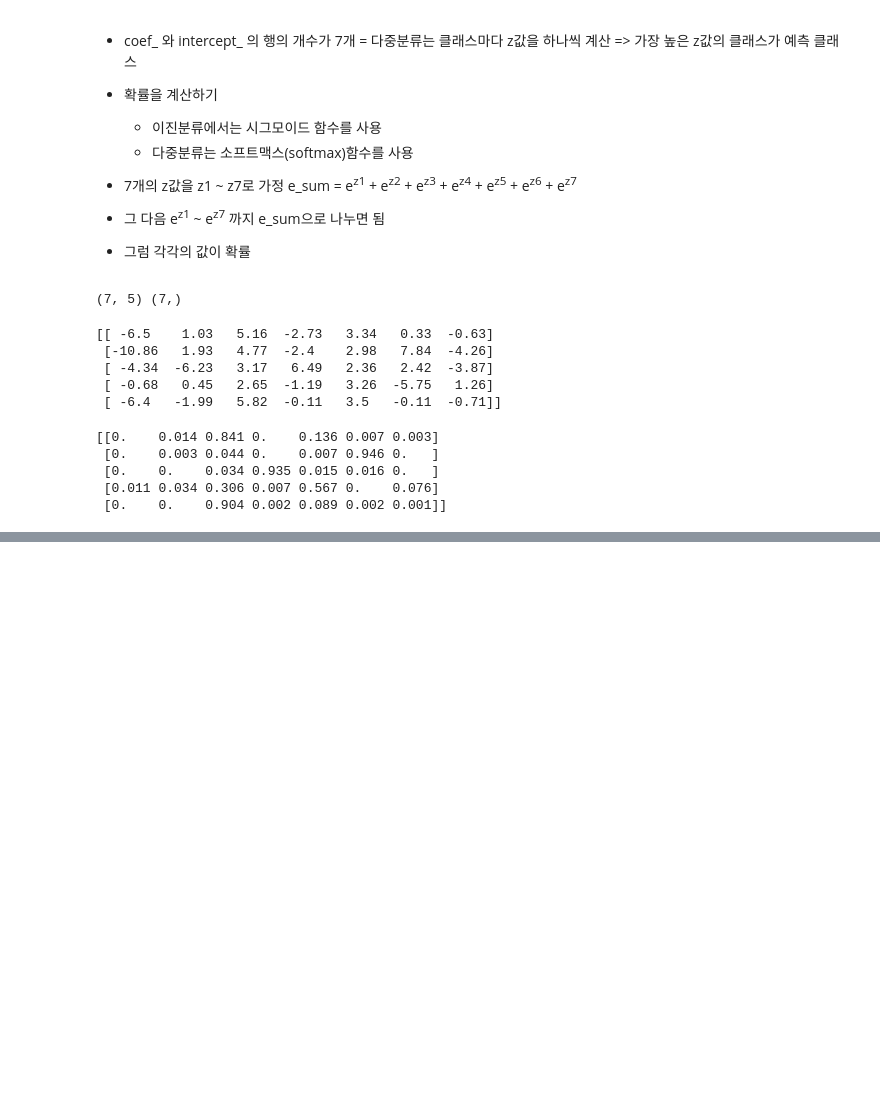
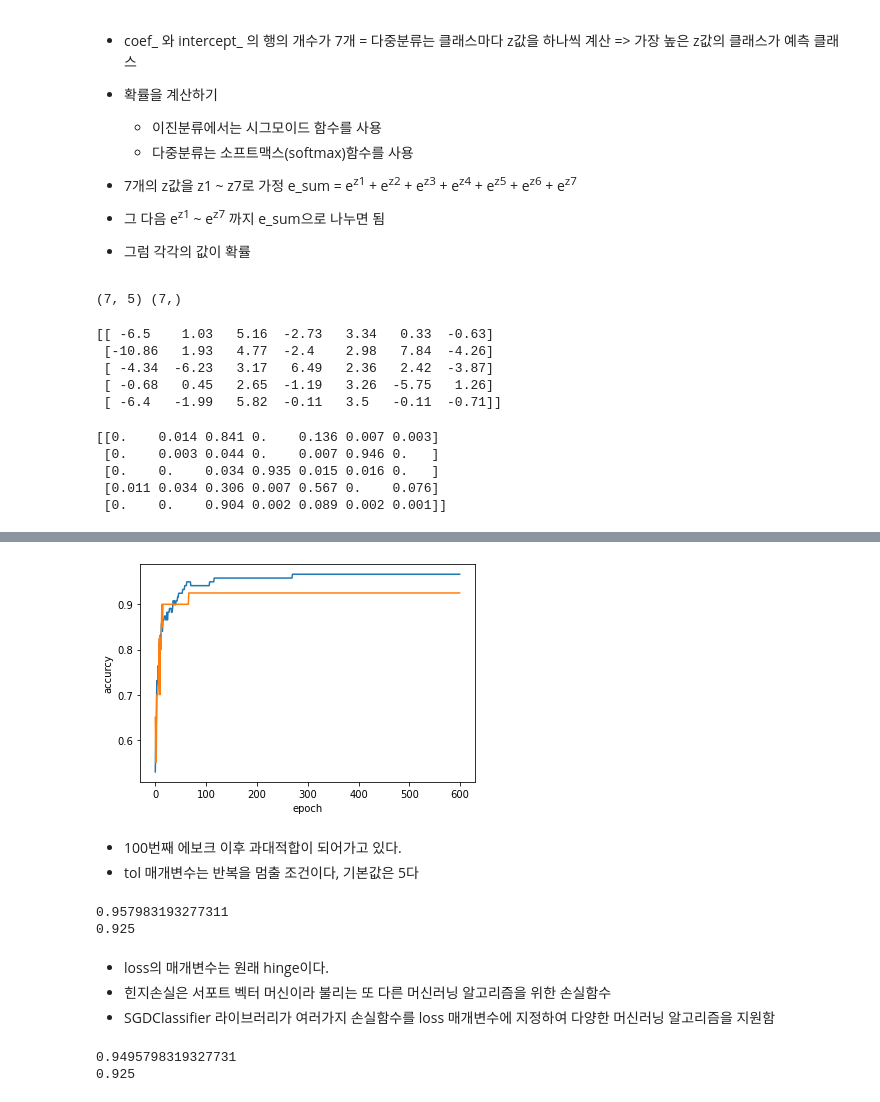
Before and after one commit to Yumpop/ML_hongong, a Jupyter notebook: 다양한_분류_알고리즘.ipynb, the cells around one changed output, grey strips where cells are left out. Drawn from its saved outputs; the diff is of its cells as text; code cells hidden in the pictures; blank space fills up the shorter version.

```diff
--- a/다양한_분류_알고리즘.ipynb
+++ b/다양한_분류_알고리즘.ipynb
@@ -236,0 +283,5 @@ print(np.round(proba, decimals = 3))
+# %%
+sc = SGDClassifier(loss = 'log', max_iter = 10, random_state = 42)
+sc.fit(train_scaled, train_target)
+print(sc.score(train_scaled, train_target))
+print(sc.score(test_scaled, test_target))
@@ -236,0 +294,4 @@ print(np.round(proba, decimals = 3))
+# %%
+sc.partial_fit(train_scaled, train_target)
+print(sc.score(train_scaled, train_target))
+print(sc.score(test_scaled, test_target))
@@ -236,0 +309,43 @@ print(np.round(proba, decimals = 3))
+# %%
+import numpy as np
+sc = SGDClassifier(loss='log', random_state = 42)
+train_score = []
+test_score = []
+classes = np.unique(train_target)
+# %%
+for _ in range(0,300):
+    sc.partial_fit(train_scaled, train_target, classes=classes)
+    train_score.append(sc.score(train_scaled, train_target))
+    test_score.append(sc.score(test_scaled, test_target))
+# %%
+import matplotlib.pyplot as plt
+plt.plot(train_score)
+plt.plot(test_score)
+plt.xlabel('epoch')
+plt.ylabel('accurcy')
+plt.show()
+# %% [output]
+[figure, added]
+# %% [markdown]
+- 100번째 에보크 이후 과대적합이 되어가고 있다.
+- tol 매개변수는 반복을 멈출 조건이다, 기본값은 5다
+# %%
+sc = SGDClassifier(loss = 'log', max_iter = 100, tol = None, random_state = 42)
+sc.fit(train_scaled, train_target)
+print(sc.score(train_scaled, train_target))
+print(sc.score(test_scaled, test_target))
+# %% [output]
+0.957983193277311
+0.925
+# %% [markdown]
+- loss의 매개변수는 원래 hinge이다.
+- 힌지손실은 서포트 벡터 머신이라 불리는 또 다른 머신러닝 알고리즘을 위한 손실함수
+- SGDClassifier 라이브러리가 여러가지 손실함수를 loss 매개변수에 지정하여 다양한 머신러닝 알고리즘을 지원함
+# %%
+sc = SGDClassifier(loss = 'hinge', max_iter = 100, tol = None, random_state = 42)
+sc.fit(train_scaled, train_target)
+print(sc.score(train_scaled, train_target))
+print(sc.score(test_scaled, test_target))
+# %% [output]
+0.9495798319327731
+0.925
```
Also changed, not shown: parts of 16 cells of this notebook.
